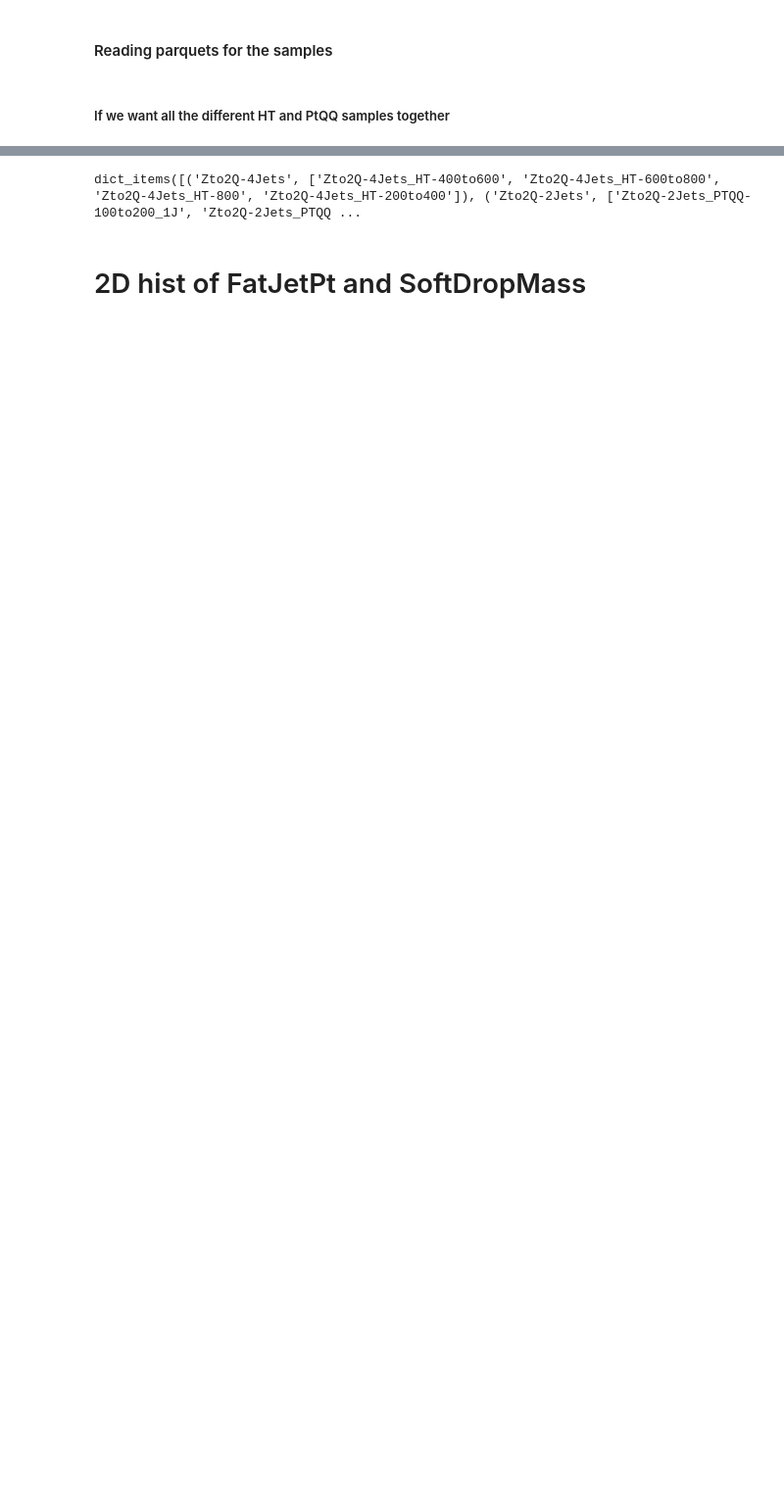
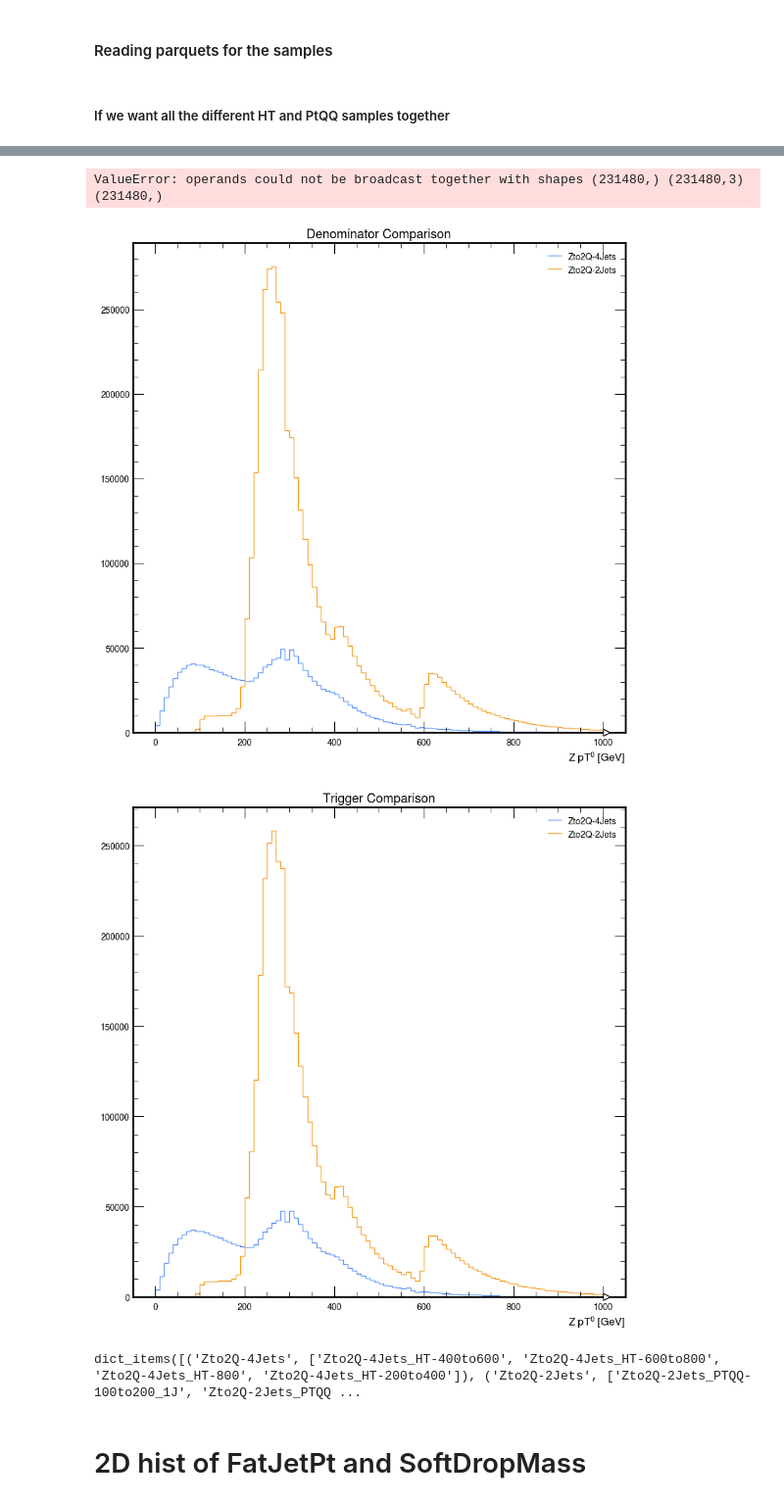
Before and after one commit to gabihamilton/genZ, a Jupyter notebook: trigger_signal.ipynb, the cells around one changed output, grey strips where cells are left out. Shown at 98% size. Saved outputs shown, nothing was run; the diff lists cells and outputs as text; code cells hidden in the pictures; blank space fills up the shorter version.

Commit message:
make plots comparing LO and NLO

```diff
--- a/trigger_signal.ipynb
+++ b/trigger_signal.ipynb
@@ -121,38 +212,43 @@ trigger_dict = {
 # %%
-# ht_bins_fine = (25, 200, 3000)
 ht_bins_fine = (25, 200, 2000)
-mhh_axis = hist.axis.Regular(40, 250, 1500, name="mhh", label=r"$m_{HH}$ [GeV]")
-ht_axis = hist.axis.Regular(*ht_bins_fine, name="ht", label=r"HT [GeV]")
-fjpt_axis = hist.axis.Regular(10, 250, 600, name="pt", label=r"fj pT$^0$ [GeV]")
+zpt_axis = hist.axis.Regular(100, 0, 1000, name="pt", label=r"Z pT$^0$ [GeV]") #!!!
+fjpt_axis = hist.axis.Regular(100, 200, 1000, name="pt", label=r"fj pT$^0$ [GeV]")
 cat_axis = hist.axis.StrCategory([], name="cat", growth=True)
 sample_axis = hist.axis.StrCategory([], name="sample_name", growth=True)
 
-hht = hist.Hist(ht_axis, cat_axis, sample_axis)
-hmhh = hist.Hist(mhh_axis, cat_axis, sample_axis)
-hpt = hist.Hist(fjpt_axis, cat_axis, sample_axis)
+hpt_fj = hist.Hist(fjpt_axis, cat_axis, sample_axis)
+hpt_z = hist.Hist(zpt_axis, cat_axis, sample_axis)
 
-for label in events_dict.keys():
-    for sample, events in events_dict[label].items():
-        ht = sample["ht"][0]
-        pt_0 = events["ak8FatJetPt"][0]
-        gen_higgs = make_vector(events, "GenHiggs")
-        msd_0 = events["ak8FatJetMsd"][0]
-        mreg_0 = events["ak8FatJetPNetMass"][0]
+for label, sample_dict in events_dict.items():
+    for sample, events in sample_dict.items():
+        #events = events[0]
+        pt_z = events["GenVPt"][0]
+        pt_fj = events["ak8FatJetPt"][0]
+        SDm = events["ak8FatJetmsoftdrop"][0]
+        wd = events["weight"][0]
+        #selection = (pt_0 > 0)
+        selection = SDm > 40
 
-        mhh = (gen_higgs[:, 0] + gen_higgs[:, 1]).m
 
-        selection = pt_0 > 200
-        sel_pt = (pt_0 > 200) & ((msd_0 > 40) | (mreg_0 > 40))
+        hpt_fj.fill(pt=pt_fj[selection], cat="denominator", sample_name=sample, weight=wd[selection])
+        hpt_z.fill(pt=pt_z[selection], cat="denominator", sample_name=sample, weight=wd[selection])
 
-        hht.fill(ht=ht, cat="denominator", sample_name=sample)
-        hmhh.fill(mhh=mhh, cat="denominator", sample_name=sample)
-        hpt.fill(pt=pt_0[sel_pt], cat="denominator", sample_name=sample)
-        for trigger_title, (triggers, trigger_label) in trigger_dict.items():
+
+        hpt_fj.fill(pt=pt_fj[selection], cat="denominator", sample_name="todas")
+        hpt_z.fill(pt=pt_z[selection], cat="denominator", sample_name="todas")
+
+        # Fill histograms for each trigger category
+        for trigger_title, triggers in trigger_dict.items():
             trigger_selection = np.zeros_like(selection)
             for hlt in triggers:
                 trigger_selection |= (events[hlt].values == 1).squeeze()
-            num_selection = trigger_selection
-            hht.fill(ht=ht[num_selection], cat=trigger_title, sample_name=sample)
-            hmhh.fill(mhh=mhh[num_selection], cat=trigger_title, sample_name=sample)
-            hpt.fill(pt=pt_0[sel_pt & num_selection], cat=trigger_title, sample_name=sample)
+            num_selection = trigger_selection & selection
+
+            hpt_fj.fill(pt=pt_fj[num_selection], cat=trigger_title, sample_name=sample, weight=wd[num_selection])
+            hpt_z.fill(pt=pt_z[num_selection], cat=trigger_title, sample_name=sample, weight=wd[num_selection])
+
+            hpt_fj.fill(pt=SDm[num_selection], cat=trigger_title, sample_name="todas", weight=wd[num_selection])
+            hpt_z.fill(pt=SDm[num_selection], cat=trigger_title, sample_name="todas", weight=wd[num_selection])
+# %% [output]
+ValueError: operands could not be broadcast together with shapes (231480,) (231480,3) (231480,)
 # %%
@@ -259,6 +321,8 @@ def plot_den(hist_to_plot, output_dir, var):
         hist_to_plot (dict): Dictionary of histograms to plot.
         output_dir (str): Directory where the plots will be saved.
     """
+
+
     for label, selector in samples.items():
         # Plot for each sample in selector
         fig, ax = plt.subplots()
@@ -281,6 +345,22 @@ def plot_den(hist_to_plot, output_dir, var):
         plt.savefig(f"{output_dir}/{var}_denominator_all_{label}.png")  # Save the plot as a PNG file
         plt.close(fig)  # Close the figure to free up memory
 
+
+    fig, ax = plt.subplots()
+    for label in samples.keys():
+        hep.histplot(hist_to_plot[{"cat": "denominator", "sample_name": label, "process_name": label}], ax=ax, label=label)
+    ax.legend()
+    plt.title(f"Denominator Comparison")
+    plt.savefig(f"{output_dir}/{var}_denominator_comparison.png")
+
+    fig, ax = plt.subplots()
+    for label in samples.keys():
+        hep.histplot(hist_to_plot[{"cat": "Combined", "sample_name": label, "process_name": label}], ax=ax, label=label)
+    ax.legend()
+    plt.title(f"Trigger Comparison")
+    plt.savefig(f"{output_dir}/{var}_trigger_comparison.png")
+
+
 # Define the output directory where plots will be saved
 output_dir = "plots"
 
@@ -290,9 +370,12 @@ if not os.path.exists(output_dir):
     os.makedirs(output_dir)
 # %%
 # Generate and save plots
-plot_den(hsd, output_dir, var="SDm")
-plot_den(hpt_fj, output_dir, var="fjpt")
+#plot_den(hsd, output_dir, var="SDm")
+#plot_den(hpt_fj, output_dir, var="fjpt")
 plot_den(hpt_z, output_dir, var="zpt")
+# %% [output]
+[figure, added]
+[figure, added]
 # %%
 print(samples.items())
 # %% [output]
```
Also changed, not shown: parts of 12 cells of this notebook, 2 other files.
